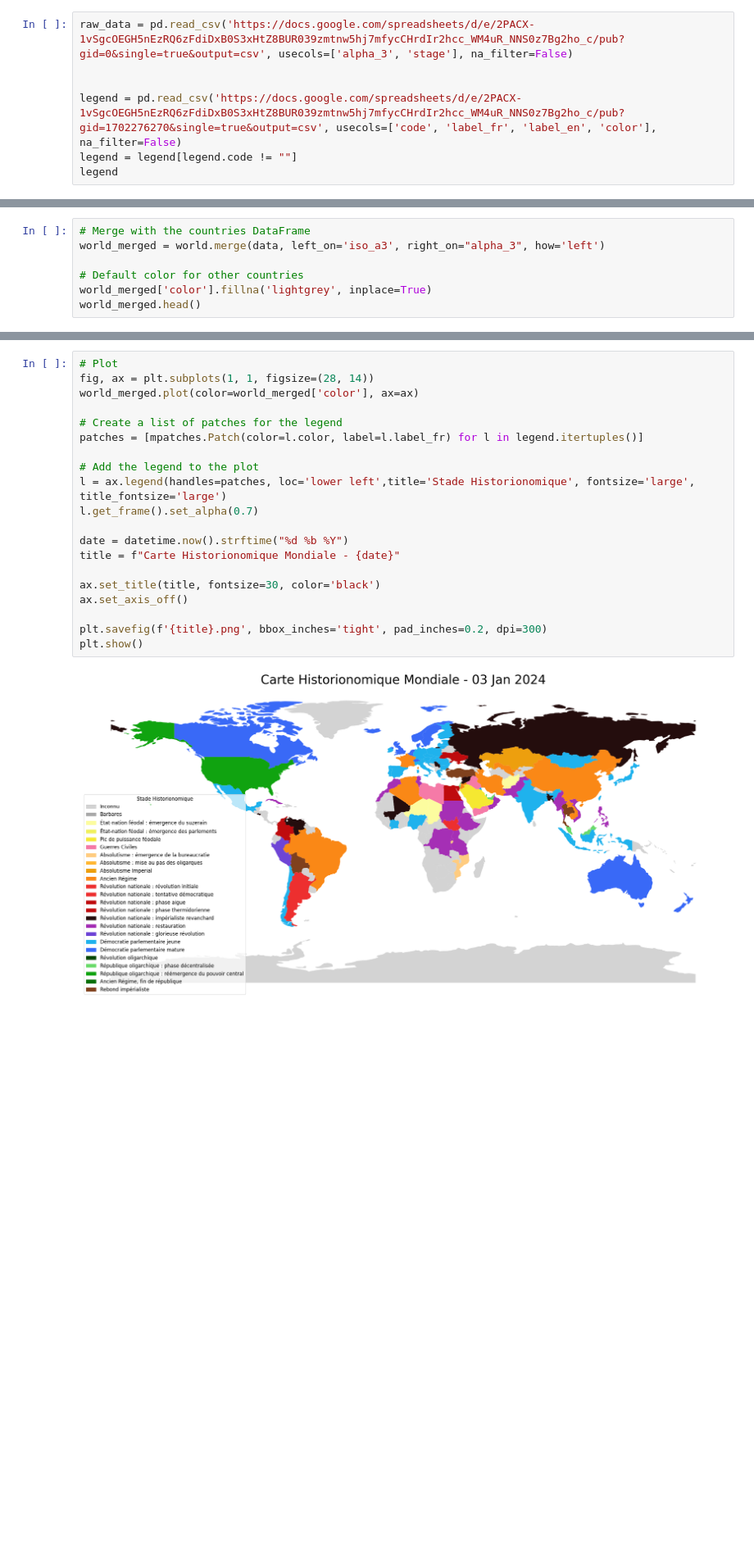
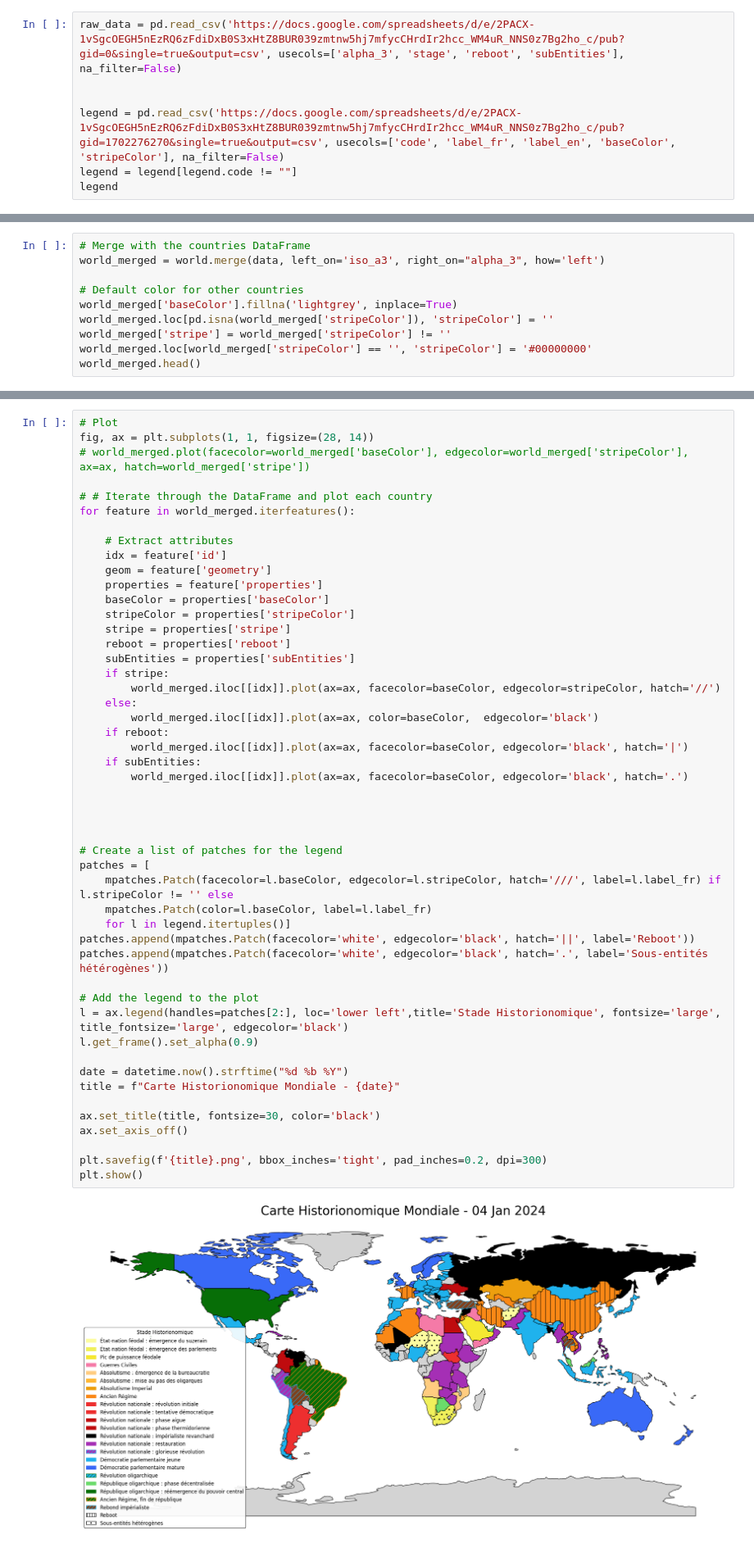
Before and after one commit to historionomy/streamlit, a Jupyter notebook: tests.ipynb, the cells around one changed output, grey strips where cells are left out. Shown at 82% size. Cells and saved outputs as stored; diff of their text form; blank space fills up the shorter version.

Commit message:
Stripes support

```diff
--- a/tests.ipynb
+++ b/tests.ipynb
@@ -9,10 +9,10 @@ from datetime import datetime
 # Load world map
 world = gpd.read_file(gpd.datasets.get_path('naturalearth_lowres'))
 # %%
-raw_data = pd.read_csv('https://docs.google.com/spreadsheets/d/e/2PACX-1vSgcOEGH5nEzRQ6zFdiDxB0S3xHtZ8BUR039zmtnw5hj7mfycCHrdIr2hcc_WM4uR_NNS0z7Bg2ho_c/pub?gid=0&single=true&output=csv', usecols=['alpha_3', 'stage'], na_filter=False)
+raw_data = pd.read_csv('https://docs.google.com/spreadsheets/d/e/2PACX-1vSgcOEGH5nEzRQ6zFdiDxB0S3xHtZ8BUR039zmtnw5hj7mfycCHrdIr2hcc_WM4uR_NNS0z7Bg2ho_c/pub?gid=0&single=true&output=csv', usecols=['alpha_3', 'stage', 'reboot', 'subEntities'], na_filter=False)
 
 
-legend = pd.read_csv('https://docs.google.com/spreadsheets/d/e/2PACX-1vSgcOEGH5nEzRQ6zFdiDxB0S3xHtZ8BUR039zmtnw5hj7mfycCHrdIr2hcc_WM4uR_NNS0z7Bg2ho_c/pub?gid=1702276270&single=true&output=csv', usecols=['code', 'label_fr', 'label_en', 'color'], na_filter=False)
+legend = pd.read_csv('https://docs.google.com/spreadsheets/d/e/2PACX-1vSgcOEGH5nEzRQ6zFdiDxB0S3xHtZ8BUR039zmtnw5hj7mfycCHrdIr2hcc_WM4uR_NNS0z7Bg2ho_c/pub?gid=1702276270&single=true&output=csv', usecols=['code', 'label_fr', 'label_en', 'baseColor', 'stripeColor'], na_filter=False)
 legend = legend[legend.code != ""]
 legend
 # %% [output]
@@ -49,6 +49,9 @@ data.head()
 world_merged = world.merge(data, left_on='iso_a3', right_on="alpha_3", how='left')
 
 # Default color for other countries
-world_merged['color'].fillna('lightgrey', inplace=True)
+world_merged['baseColor'].fillna('lightgrey', inplace=True)
+world_merged.loc[pd.isna(world_merged['stripeColor']), 'stripeColor'] = ''
+world_merged['stripe'] = world_merged['stripeColor'] != ''
+world_merged.loc[world_merged['stripeColor'] == '', 'stripeColor'] = '#00000000'
 world_merged.head()
 # %% [output]
@@ -61,22 +64,51 @@ world_merged.head()
 # %%
 # Plot
 fig, ax = plt.subplots(1, 1, figsize=(28, 14))
-world_merged.plot(color=world_merged['color'], ax=ax)
+# world_merged.plot(facecolor=world_merged['baseColor'], edgecolor=world_merged['stripeColor'], ax=ax, hatch=world_merged['stripe'])
+
+# # Iterate through the DataFrame and plot each country
+for feature in world_merged.iterfeatures():
+
+    # Extract attributes
+    idx = feature['id']
+    geom = feature['geometry']
+    properties = feature['properties']
+    baseColor = properties['baseColor']
+    stripeColor = properties['stripeColor']
+    stripe = properties['stripe']
+    reboot = properties['reboot']
+    subEntities = properties['subEntities']
+    if stripe:
+        world_merged.iloc[[idx]].plot(ax=ax, facecolor=baseColor, edgecolor=stripeColor, hatch='//')
+    else:
+        world_merged.iloc[[idx]].plot(ax=ax, color=baseColor,  edgecolor='black')
+    if reboot:
+        world_merged.iloc[[idx]].plot(ax=ax, facecolor=baseColor, edgecolor='black', hatch='|')
+    if subEntities:
+        world_merged.iloc[[idx]].plot(ax=ax, facecolor=baseColor, edgecolor='black', hatch='.')
+
+
+
 
 # Create a list of patches for the legend
-patches = [mpatches.Patch(color=l.color, label=l.label_fr) for l in legend.itertuples()]
+patches = [
+    mpatches.Patch(facecolor=l.baseColor, edgecolor=l.stripeColor, hatch='///', label=l.label_fr) if l.stripeColor != '' else
+    mpatches.Patch(color=l.baseColor, label=l.label_fr)
+    for l in legend.itertuples()]
+patches.append(mpatches.Patch(facecolor='white', edgecolor='black', hatch='||', label='Reboot'))
+patches.append(mpatches.Patch(facecolor='white', edgecolor='black', hatch='.', label='Sous-entités hétérogènes'))
 
 # Add the legend to the plot
-l = ax.legend(handles=patches, loc='lower left',title='Stade Historionomique', fontsize='large', title_fontsize='large')
-l.get_frame().set_alpha(0.7)
+l = ax.legend(handles=patches[2:], loc='lower left',title='Stade Historionomique', fontsize='large', title_fontsize='large', edgecolor='black')
+l.get_frame().set_alpha(0.9)
 
 date = datetime.now().strftime("%d %b %Y")
 title = f"Carte Historionomique Mondiale - {date}"
 
 ax.set_title(title, fontsize=30, color='black')
 ax.set_axis_off()
 
 plt.savefig(f'{title}.png', bbox_inches='tight', pad_inches=0.2, dpi=300)
 plt.show()
 # %% [output]
-[figure, old version]
+[figure, new version]
```
Also changed, not shown: parts of 4 cells of this notebook.
